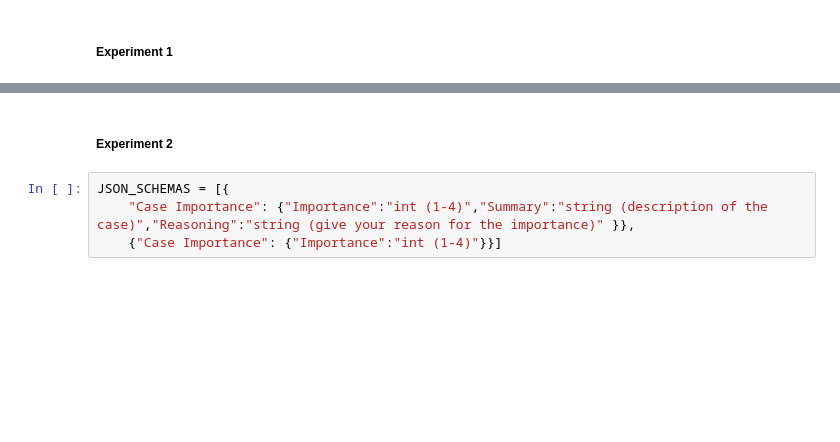
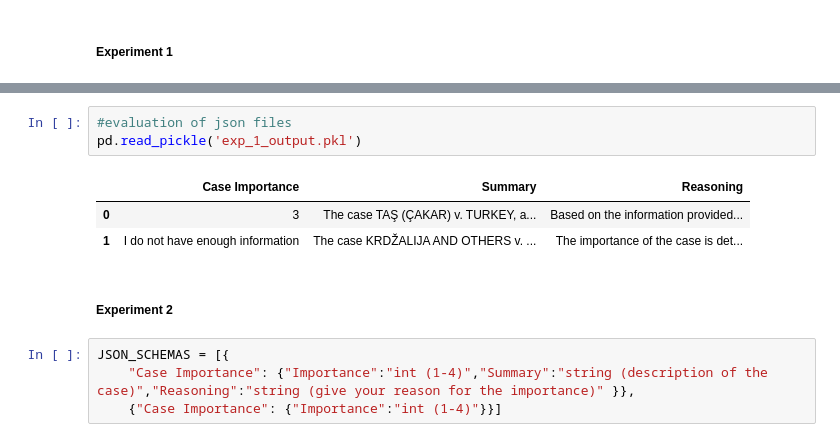
Before and after one commit to dahrb/ECHR_Case_Importance, a Jupyter notebook: data_exploration.ipynb, the cells around one changed output, grey strips where cells are left out. Drawn from its saved outputs; the diff is of its cells as text; blank space fills up the shorter version.

```diff
--- a/data_exploration.ipynb
+++ b/data_exploration.ipynb
@@ -240,3 +354,10 @@ response = client.chat.completions.create(
+# %%
+#evaluation of json files
+pd.read_pickle('exp_1_output.pkl')
+# %% [output]
+|  | Case Importance | Summary | Reasoning |
+| 0 | 3 | The case TAŞ (ÇAKAR) v. TURKEY, a... | Based on the information provided... |
+| 1 | I do not have enough information | The case KRDŽALIJA AND OTHERS v. ... | The importance of the case is det... |
 # %% [markdown]
 ##### Experiment 2
 # %%
```
Also changed, not shown: parts of 30 cells of this notebook, 5 other files.
